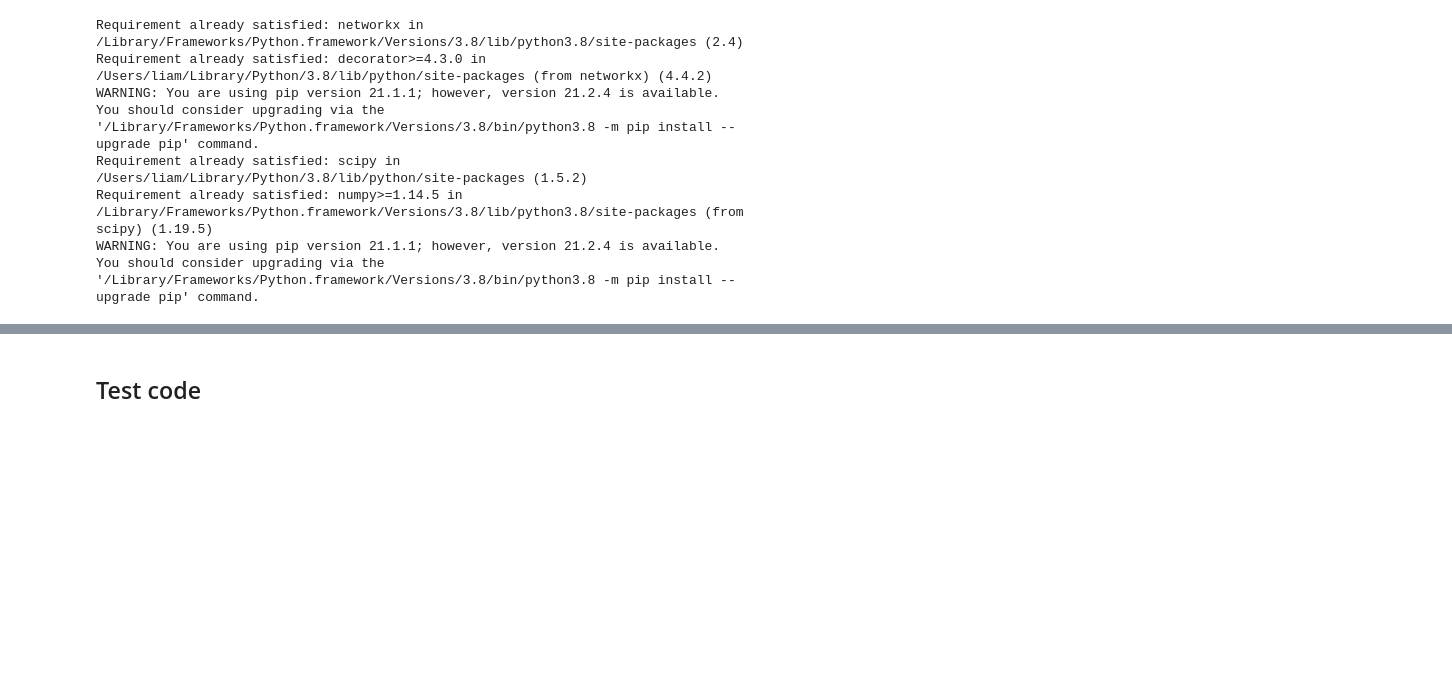
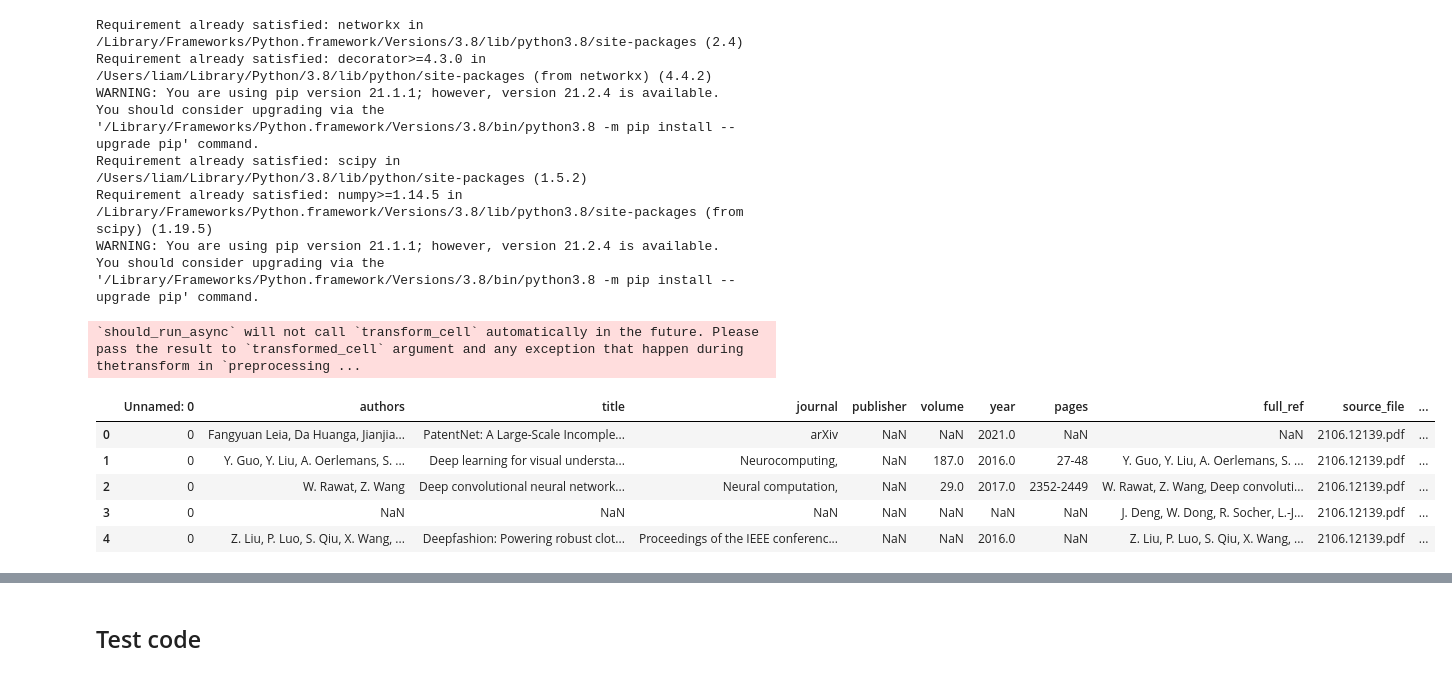
Before and after one commit to liammagee/patents-ai, a Jupyter notebook: analysis.ipynb, the cells around one changed output, grey strips where cells are left out. Cells and saved outputs as stored; diff of their text form; code cells hidden in the pictures; blank space fills up the shorter version.

```diff
--- a/analysis.ipynb
+++ b/analysis.ipynb
@@ -1063,3 +1085,13 @@ You should consider upgrading via the '/Library/Frameworks/Python.framework/Vers
 # all_references['title'] = all_references['title'].str.replace('- ', '')
 # all_references2['title'] = all_references2['title'].str.replace('- ', '')
 # all_references3['title'] = all_references3['title'].str.replace('- ', '')
+# %%
+references_seed.head()
+# %% [output]
+`should_run_async` will not call `transform_cell` automatically in the future. Please pass the result to `transformed_cell` argument and any exception that happen during thetransform in `preprocessing ...
+|  | Unnamed: 0 | authors | title | journal | publisher | volume | year | pages | full_ref | source_file | ... |
+| 0 | 0 | Fangyuan Leia, Da Huanga, Jianjia... | PatentNet: A Large-Scale Incomple... | arXiv | NaN | NaN | 2021.0 | NaN | NaN | 2106.12139.pdf | ... |
+| 1 | 0 | Y. Guo, Y. Liu, A. Oerlemans, S. ... | Deep learning for visual understa... | Neurocomputing, | NaN | 187.0 | 2016.0 | 27-48 | Y. Guo, Y. Liu, A. Oerlemans, S. ... | 2106.12139.pdf | ... |
+| 2 | 0 | W. Rawat, Z. Wang | Deep convolutional neural network... | Neural computation, | NaN | 29.0 | 2017.0 | 2352-2449 | W. Rawat, Z. Wang, Deep convoluti... | 2106.12139.pdf | ... |
+| 3 | 0 | NaN | NaN | NaN | NaN | NaN | NaN | NaN | J. Deng, W. Dong, R. Socher, L.-J... | 2106.12139.pdf | ... |
+| 4 | 0 | Z. Liu, P. Luo, S. Qiu, X. Wang, ... | Deepfashion: Powering robust clot... | Proceedings of the IEEE conferenc... | NaN | NaN | 2016.0 | NaN | Z. Liu, P. Luo, S. Qiu, X. Wang, ... | 2106.12139.pdf | ... |
```
Also changed, not shown: parts of 12 cells of this notebook, 3 other files.
